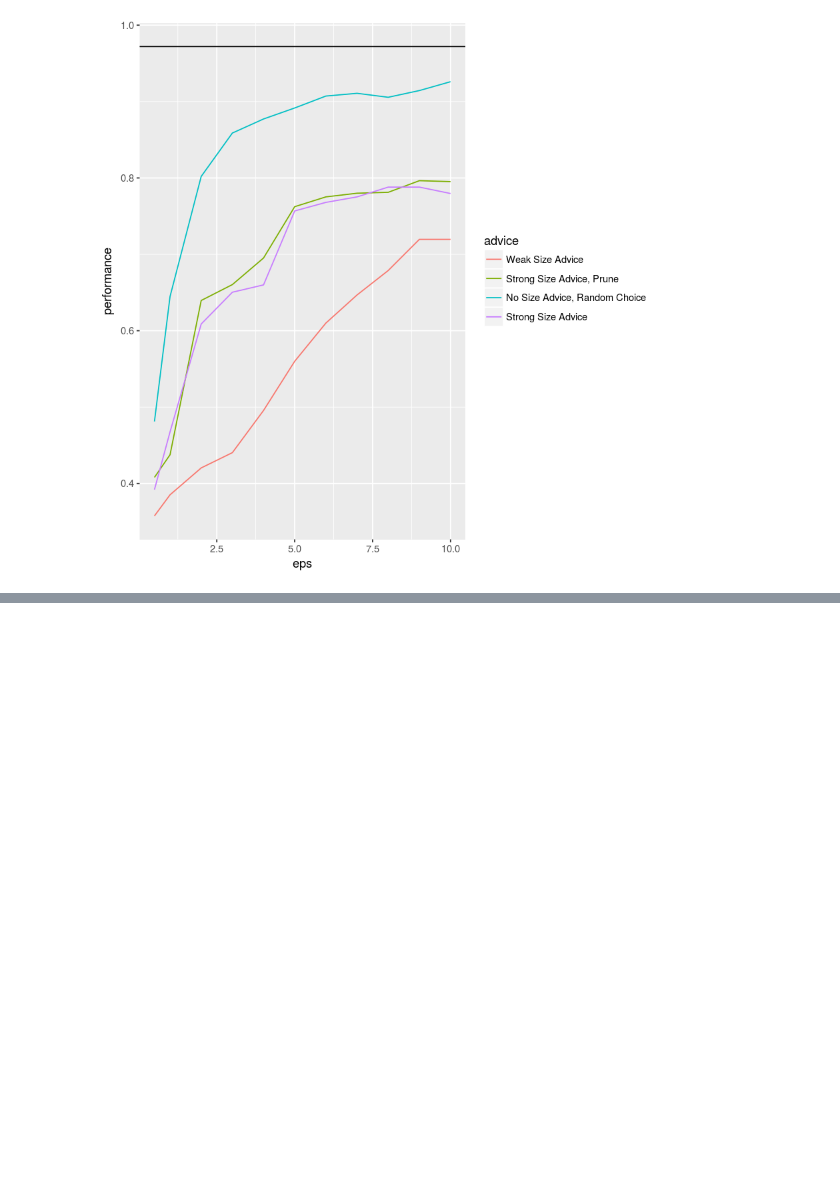
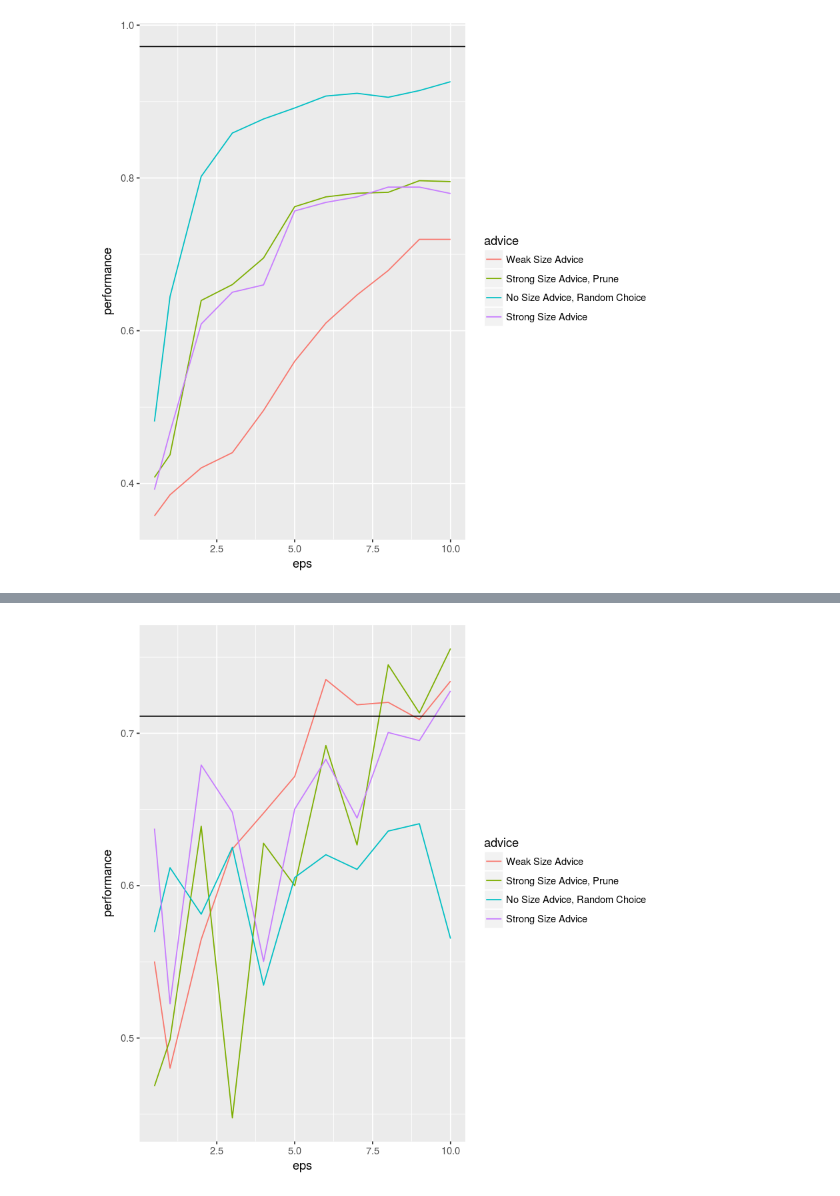
Before and after one commit to jimola/S18_Research, a Jupyter notebook: Data/Idea.ipynb, the cells around one changed output, grey strips where cells are left out. Cells and saved outputs as stored; diff of their text form; code cells hidden in the pictures; blank space fills up the shorter version.

```diff
--- a/Data/Idea.ipynb
+++ b/Data/Idea.ipynb
@@ -243,0 +229,12 @@ results5$graph
+# %%
+spect <- fread('../datasets/SPECT.train') %>% lapply(to_num_fac) %>% data.frame
+spect2 <- fread('../datasets/SPECT.test') %>% lapply(to_num_fac) %>% data.frame
+x_n <- names(spect)[-1]
+y_n <- names(spect)[1]
+spect <- list(train=list(data=spect, x_names=x_n, y_names=y_n, rng=NA), test=list(data=spect2, x_names=x_n, y_names=y_n, rng=NA))
+# %%
+set.seed(12345)
+results_spect <- get_data(spect, eps_test, 3)
+results_spect$graph
+# %% [output]
+[figure, added]
```
Also changed, not shown: parts of 14 cells of this notebook, 15 other files.
